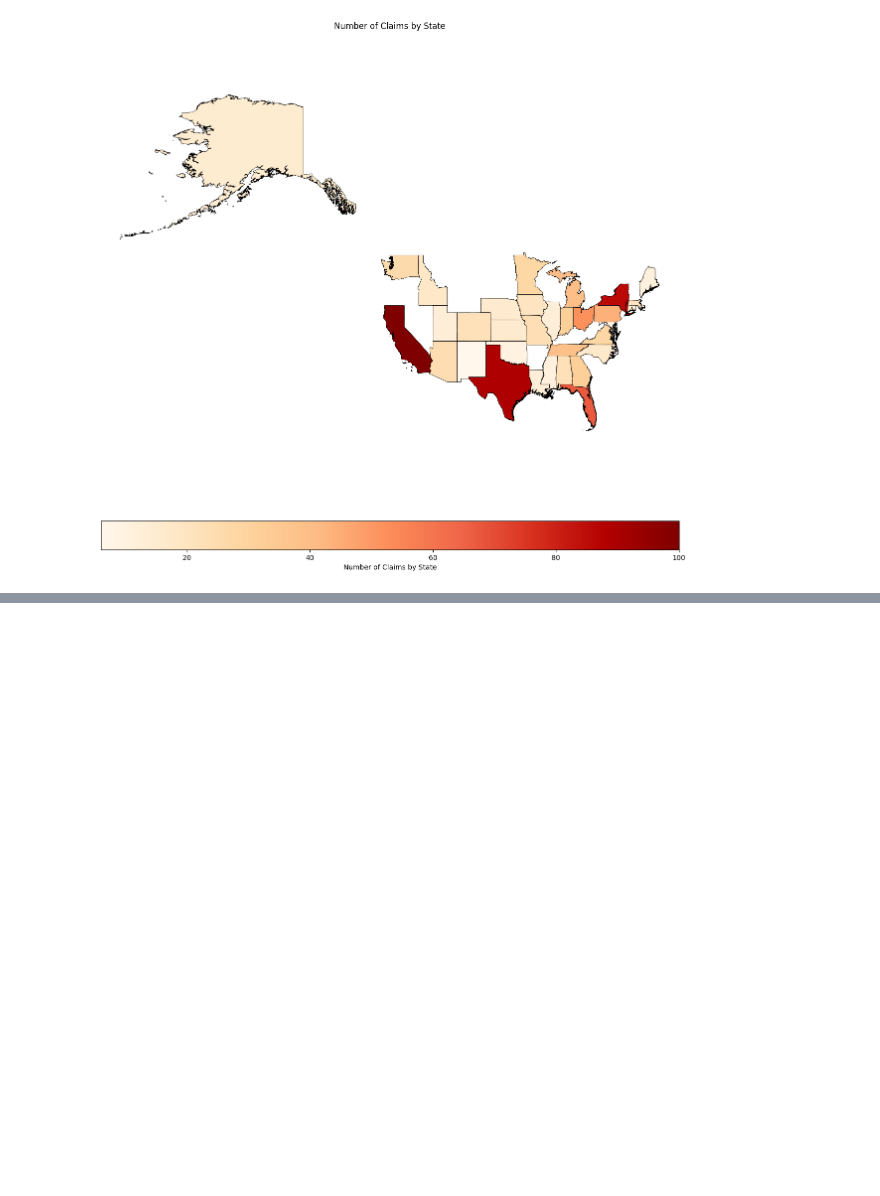
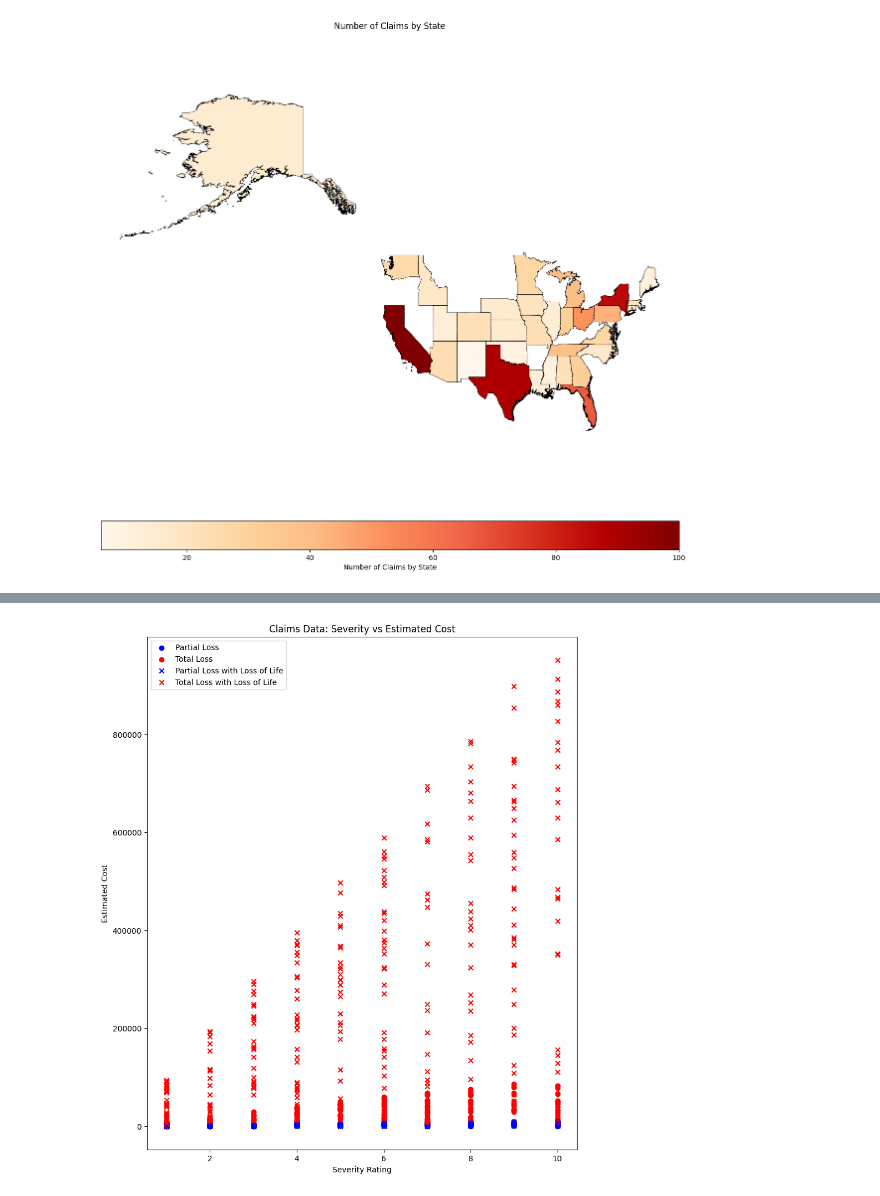
Before and after one commit to StateFarmInsCodingCompetition/2023-StateFarm-CodingCompetition-Finals, a Jupyter notebook: python/data_analysis.ipynb, the cells around one changed output, grey strips where cells are left out. Cells and saved outputs as stored; diff of their text form; code cells hidden in the pictures; blank space fills up the shorter version.

```diff
--- a/python/data_analysis.ipynb
+++ b/python/data_analysis.ipynb
@@ -356,0 +523,34 @@ plt.show()
+# %%
+claims_df = pd.DataFrame(data.get_claim_data())
+
+plt.figure(figsize=(10, 12))
+ax = plt.gca()
+
+# Create a legend dictionary to handle legend entries
+legend_labels = {}
+
+# Iterate through the DataFrame and plot each point with appropriate color and marker
+for index, row in claims_df.iterrows():
+    color = 'red' if row['total_loss'] else 'blue'
+    marker = 'x' if row['loss_of_life'] else 'o'
+    label = ('Total Loss' if row['total_loss'] else 'Partial Loss') + (' with Loss of Life' if row['loss_of_life'] else '')
+
+    # Add to legend_labels if not already present
+    if label not in legend_labels:
+        legend_labels[label] = plt.scatter([], [], color=color, marker=marker)
+
+    # Plot each point
+    plt.scatter(row['severity_rating'], row['estimate_cost'], color=color, marker=marker)
+
+# Add the legend to the plot with the unique handles and labels
+plt.legend(legend_labels.values(), legend_labels.keys())
+
+# Add labels and title
+plt.xlabel('Severity Rating')
+plt.ylabel('Estimated Cost')
+plt.title('Claims Data: Severity vs Estimated Cost')
+
+# Show the plot
+plt.show()
+# %% [output]
+[figure, added]
```
Also changed, not shown: parts of 13 cells of this notebook.
